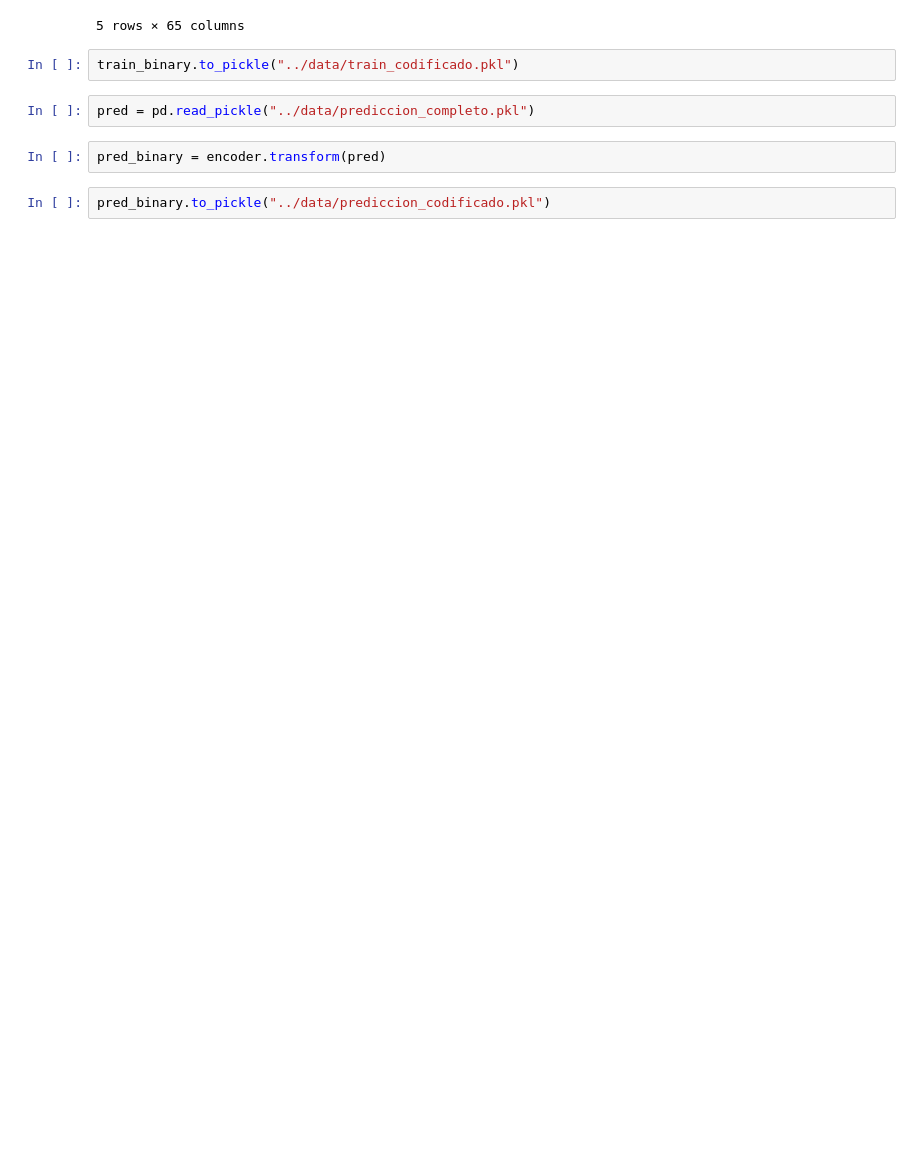
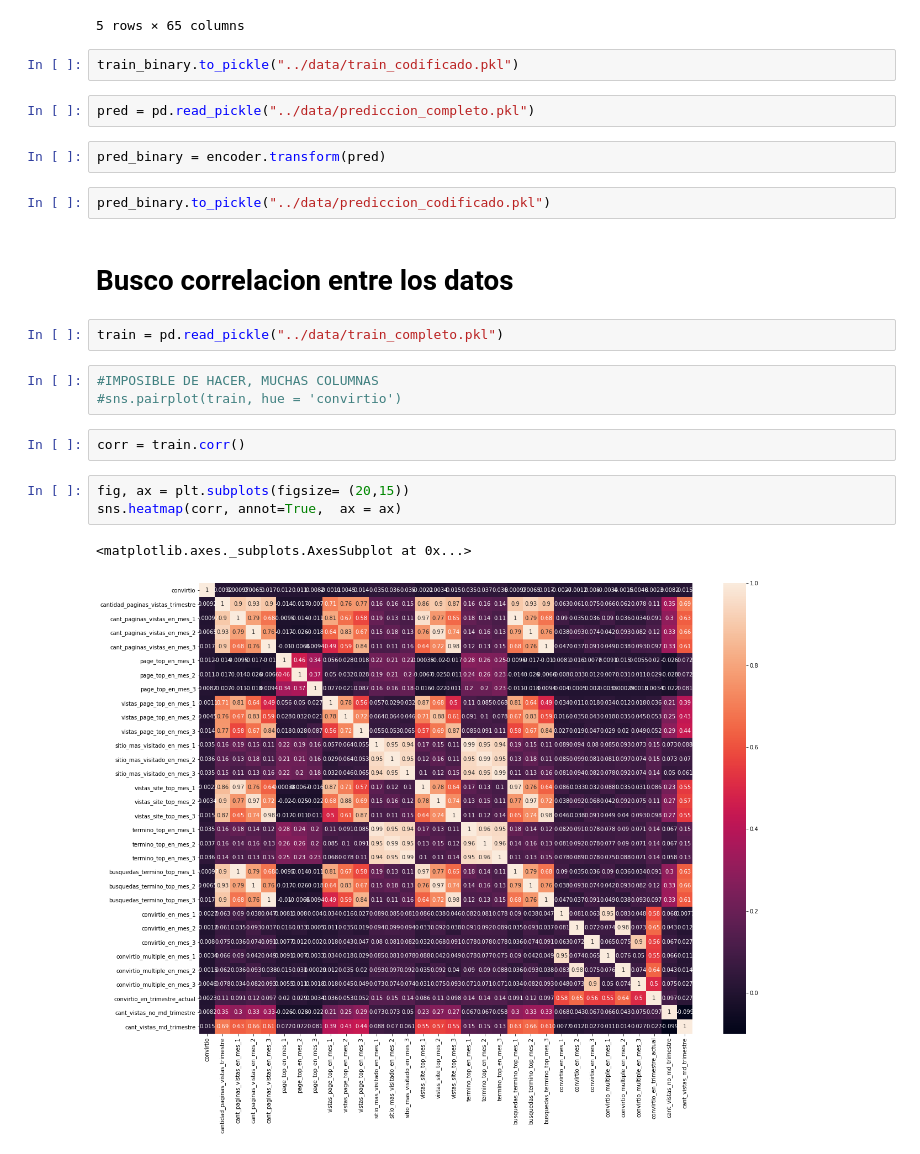
Before and after one commit to emanuelpelozo/Competencia-Galicia, a Jupyter notebook: feature_engineering/armado_train.ipynb, the cells around one changed output. Saved outputs shown, nothing was run; the diff lists cells and outputs as text; blank space fills up the shorter version.

Commit message:
Busco correlacion para disminuir columnas

```diff
--- a/feature_engineering/armado_train.ipynb
+++ b/feature_engineering/armado_train.ipynb
@@ -200,3 +203,18 @@ pred = pd.read_pickle("../data/prediccion_completo.pkl")
 pred_binary = encoder.transform(pred)
 # %%
 pred_binary.to_pickle("../data/prediccion_codificado.pkl")
+# %% [markdown]
+# Busco correlacion entre los datos
+# %%
+train = pd.read_pickle("../data/train_completo.pkl")
+# %%
+#IMPOSIBLE DE HACER, MUCHAS COLUMNAS
+#sns.pairplot(train, hue = 'convirtio')
+# %%
+corr = train.corr()
+# %%
+fig, ax = plt.subplots(figsize= (20,15))
+sns.heatmap(corr, annot=True,  ax = ax)
+# %% [output]
+<matplotlib.axes._subplots.AxesSubplot at 0x...>
+[figure, added]
```
Also changed, not shown: parts of 2 cells of this notebook, 1 other file.
